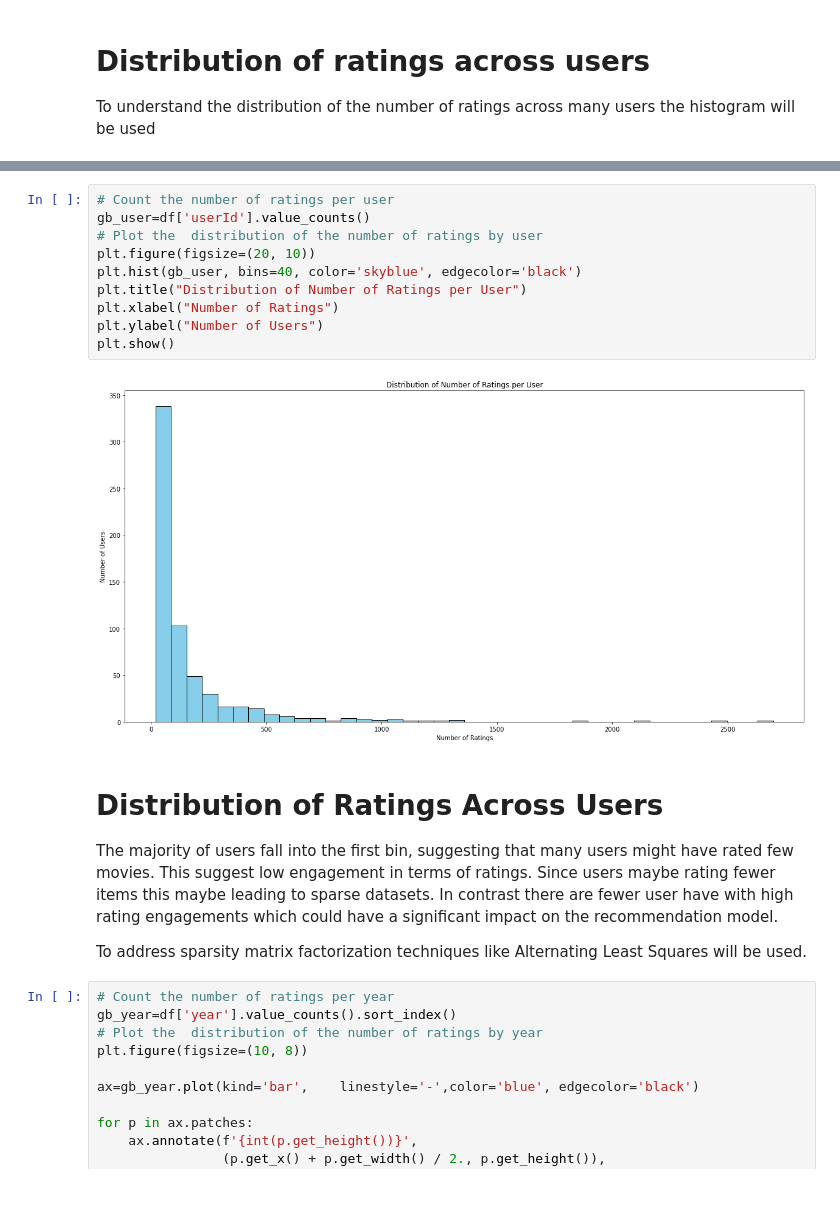
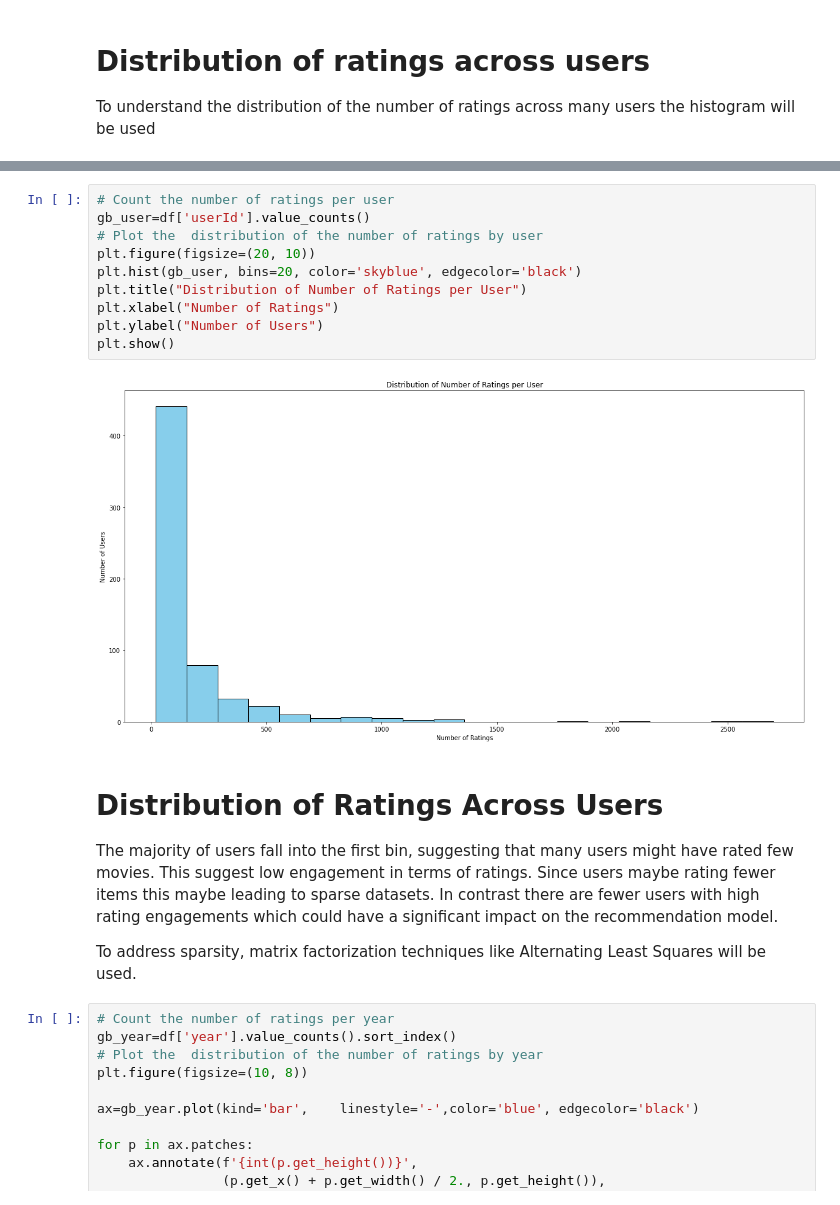
Before and after one commit to durrantX/Movie-Recommendation-System, a Jupyter notebook: Movie Recommender System.ipynb, the cells around one changed output, grey strips where cells are left out. Cells and saved outputs as stored; diff of their text form.

Commit message:
recommendation system and evaluation

```diff
--- a/Movie Recommender System.ipynb
+++ b/Movie Recommender System.ipynb
@@ -145,21 +165,21 @@ To understand the distribution of the number of ratings across many users the hi
 # %%
 # Count the number of ratings per user
 gb_user=df['userId'].value_counts()
 # Plot the  distribution of the number of ratings by user
 plt.figure(figsize=(20, 10))
-plt.hist(gb_user, bins=40, color='skyblue', edgecolor='black')
+plt.hist(gb_user, bins=20, color='skyblue', edgecolor='black')
 plt.title("Distribution of Number of Ratings per User")
 plt.xlabel("Number of Ratings")
 plt.ylabel("Number of Users")
 plt.show()
 # %% [output]
-[figure, old version]
+[figure, new version]
 # %% [markdown]
 # Distribution of Ratings Across Users
 
-The majority of users fall into the first bin, suggesting that many users might have rated few movies. This suggest low engagement in terms of ratings. Since users maybe rating fewer items this maybe leading to sparse datasets. In contrast there are fewer user have with high rating engagements which could have a significant impact on the recommendation model.
+The majority of users fall into the first bin, suggesting that many users might have rated few movies. This suggest low engagement in terms of ratings. Since users maybe rating fewer items this maybe leading to sparse datasets. In contrast there are fewer users with high rating engagements which could have a significant impact on the recommendation model.
 
- To address sparsity matrix factorization techniques like Alternating Least Squares will be used.
+ To address sparsity, matrix factorization techniques like Alternating Least Squares will be used.
 # %%
 # Count the number of ratings per year
 gb_year=df['year'].value_counts().sort_index()
```
Also changed, not shown: parts of 88 cells of this notebook.
